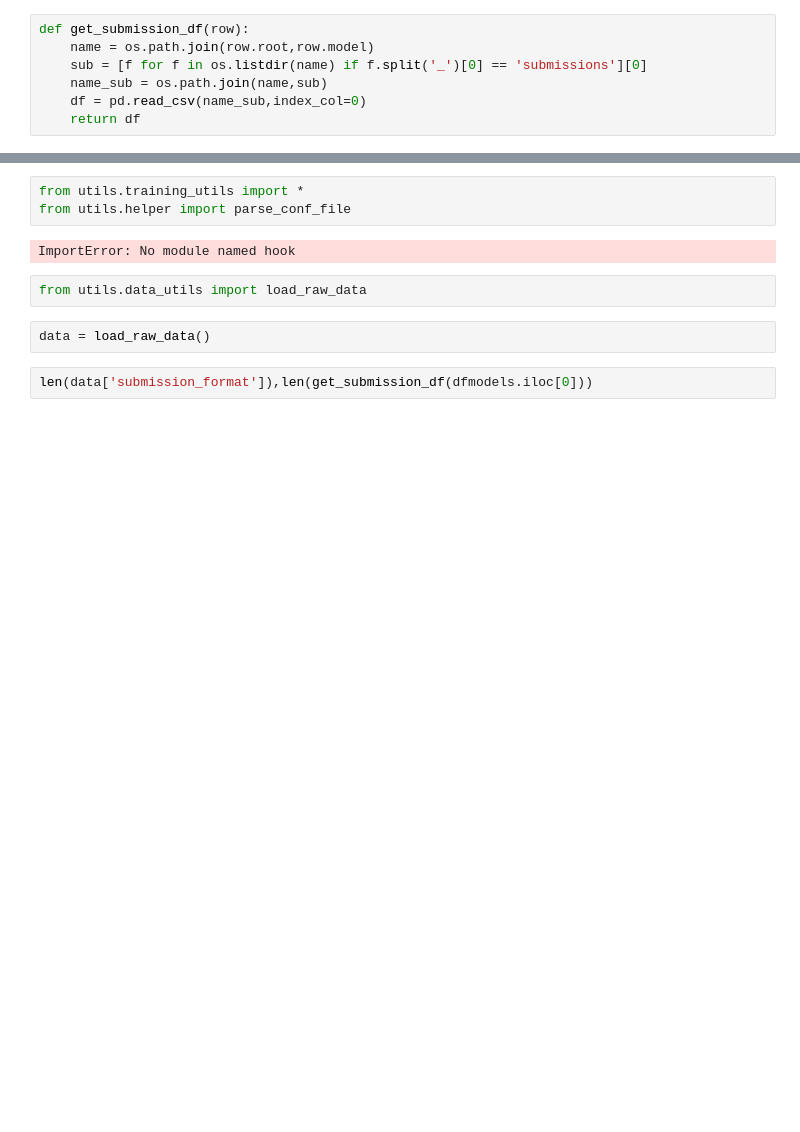
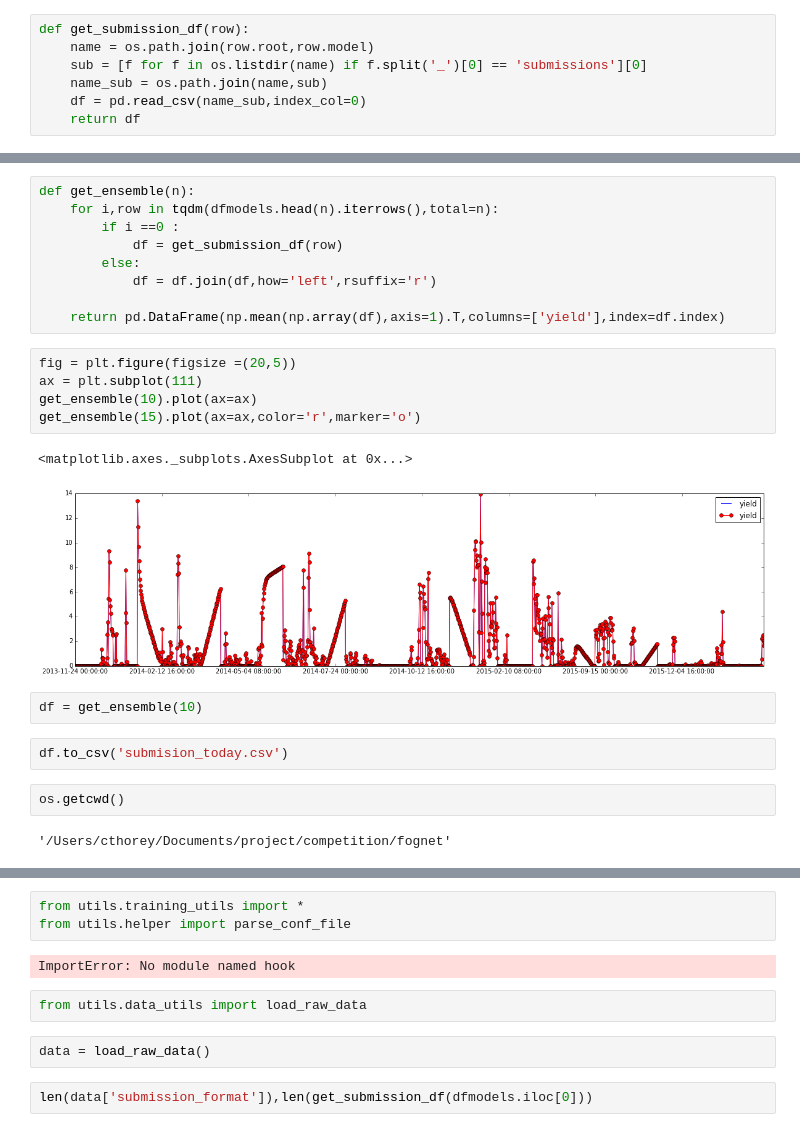
Before and after one commit to cthorey/fognet, a Jupyter notebook: Model_checking.ipynb, the cells around one changed output, grey strips where cells are left out. Cells and saved outputs as stored; diff of their text form; blank space fills up the shorter version.

```diff
--- a/Model_checking.ipynb
+++ b/Model_checking.ipynb
@@ -70,0 +79,25 @@ get_submission_df(dfmodels.iloc[0]).plot(ax=ax,marker='o')
+# %%
+def get_ensemble(n):
+    for i,row in tqdm(dfmodels.head(n).iterrows(),total=n):
+        if i ==0 :
+            df = get_submission_df(row)
+        else:
+            df = df.join(df,how='left',rsuffix='r')
+
+    return pd.DataFrame(np.mean(np.array(df),axis=1).T,columns=['yield'],index=df.index)
+# %%
+fig = plt.figure(figsize =(20,5))
+ax = plt.subplot(111)
+get_ensemble(10).plot(ax=ax)
+get_ensemble(15).plot(ax=ax,color='r',marker='o')
+# %% [output]
+<matplotlib.axes._subplots.AxesSubplot at 0x...>
+[figure, added]
+# %%
+df = get_ensemble(10)
+# %%
+df.to_csv('submision_today.csv')
+# %%
+os.getcwd()
+# %% [output]
+'/Users/cthorey/Documents/project/competition/fognet'
```
Also changed, not shown: parts of 4 cells of this notebook, 3 other files.
